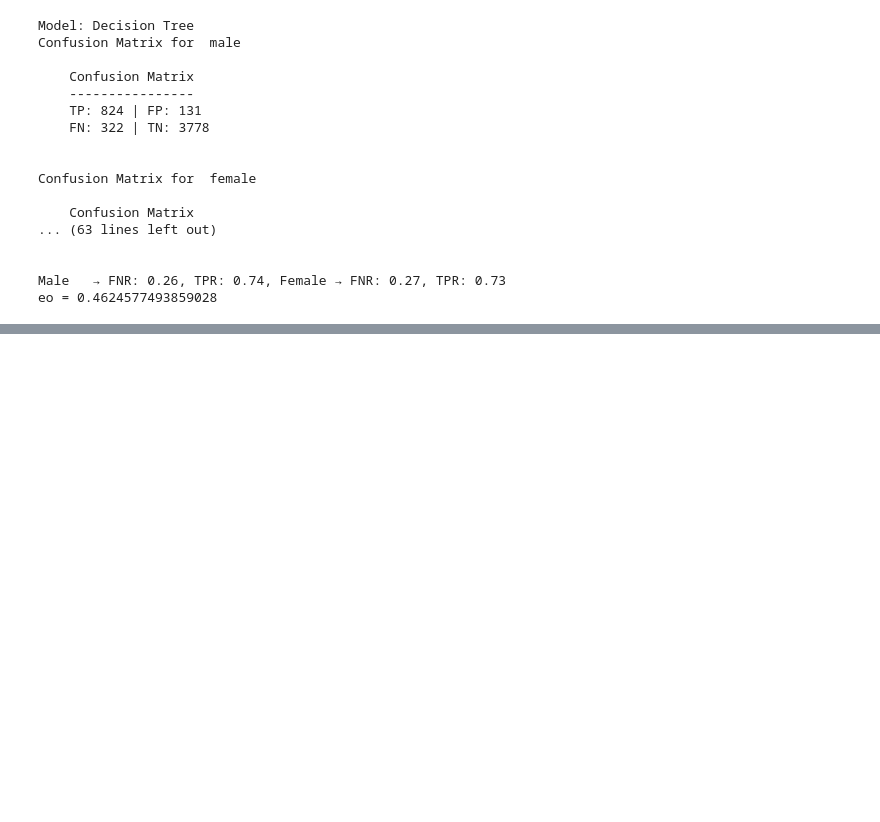
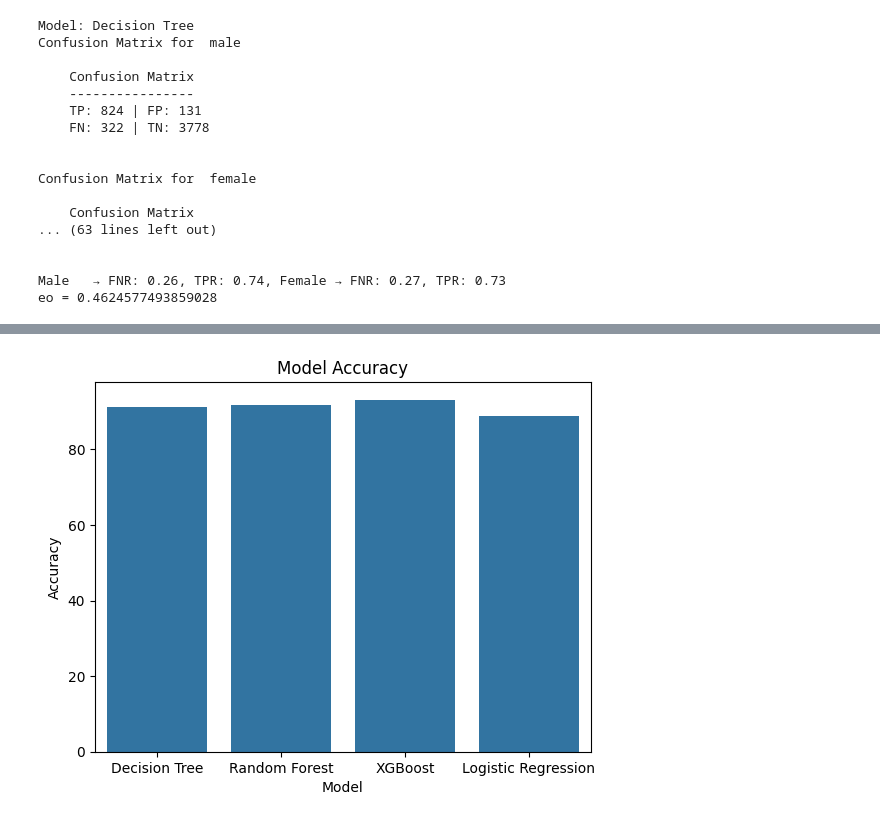
Before and after one commit to 3Techies/Bias-Detection-ML-models, a Jupyter notebook: notebooks/02_baseline_model.ipynb, the cells around one changed output, grey strips where cells are left out. Saved outputs shown, nothing was run; the diff lists cells and outputs as text; code cells hidden in the pictures; blank space fills up the shorter version.

```diff
--- a/notebooks/02_baseline_model.ipynb
+++ b/notebooks/02_baseline_model.ipynb
@@ -285,6 +286,7 @@ Please also refer to the documentation for alternative solver options:
 mod_names = ["Decision Tree", "Random Forest", "XGBoost", "Logistic Regression"]
 mod_results = [y_pred_dt, y_pred_rf, y_pred_xgb, y_pred]
 # %%
+model_appr={}
 for i, mod_name in enumerate(mod_names):
     print(f"Model: {mod_name}")
     priv_tot = 0
@@ -301,6 +303,7 @@ for i, mod_name in enumerate(mod_names):
           unpriv_tot += 1
           if(res[i]==1):
             unpriv_appr += 1
+    model_appr[mod_name]=[priv_appr/priv_tot, unpriv_appr/unpriv_tot]
     print(f"{config.PRIVILEGED_GROUP} -> {priv_tot} samples, {priv_appr} approved")
     print("approval rate of privileged group:", priv_appr/priv_tot)
     print(f"{config.UNPRIVILEGED_GROUP} -> {unpriv_tot} samples, {unpriv_appr} approved")
@@ -341,6 +344,7 @@ def rates(tn, fp, fn, tp):
     tpr = tp / (tp + fn) if (tp + fn) > 0 else 0
     return fnr, tpr
 # %%
+model_results_data = []
 for i, mod_name in enumerate(mod_names):
     print(f"Model: {mod_name}")
     res = mod_results[i]
@@ -365,9 +369,18 @@ for i, mod_name in enumerate(mod_names):
     print()
     fnr_m, tpr_m = rates(tn_m, fp_m, fn_m, tp_m)
     fnr_f, tpr_f = rates(tn_f, fp_f, fn_f, tp_f)
-    print(f"Male   → FNR: {fnr_m:.2f}, TPR: {tpr_m:.2f}, Female → FNR: {fnr_f:.2f}, TPR: {tpr_f:.2f}")
+    print(f"Male → FNR: {fnr_m:.2f}, TPR: {tpr_m:.2f}, Female → FNR: {fnr_f:.2f}, TPR: {tpr_f:.2f}")
     print(f"eo = {(tpr_m - tpr_f)*100}")
     print()
+    eo = (tpr_m - tpr_f)*100
+    dp = (model_appr[mod_name][0]-model_appr[mod_name][1])*100
+    accuracy = accuracy_score(y_test, res)*100
+    model_results_data.append({
+        'Model': mod_name,
+        'Accuracy': accuracy,
+        'DP': dp,
+        'EO': eo
+    })
 # %% [output]
 Model: Decision Tree
 Confusion Matrix for  male
@@ -388,0 +410,3 @@ eo = 0.4624577493859028
+# %%
+model_results_df = pd.DataFrame(model_results_data)
+display(model_results_df)
@@ -388,0 +422,6 @@ eo = 0.4624577493859028
+# %%
+sns.barplot(model_results_df, x="Model", y="Accuracy")
+plt.title("Model Accuracy")
+plt.show()
+# %% [output]
+[figure, added]
```
Also changed, not shown: parts of 11 cells of this notebook.
